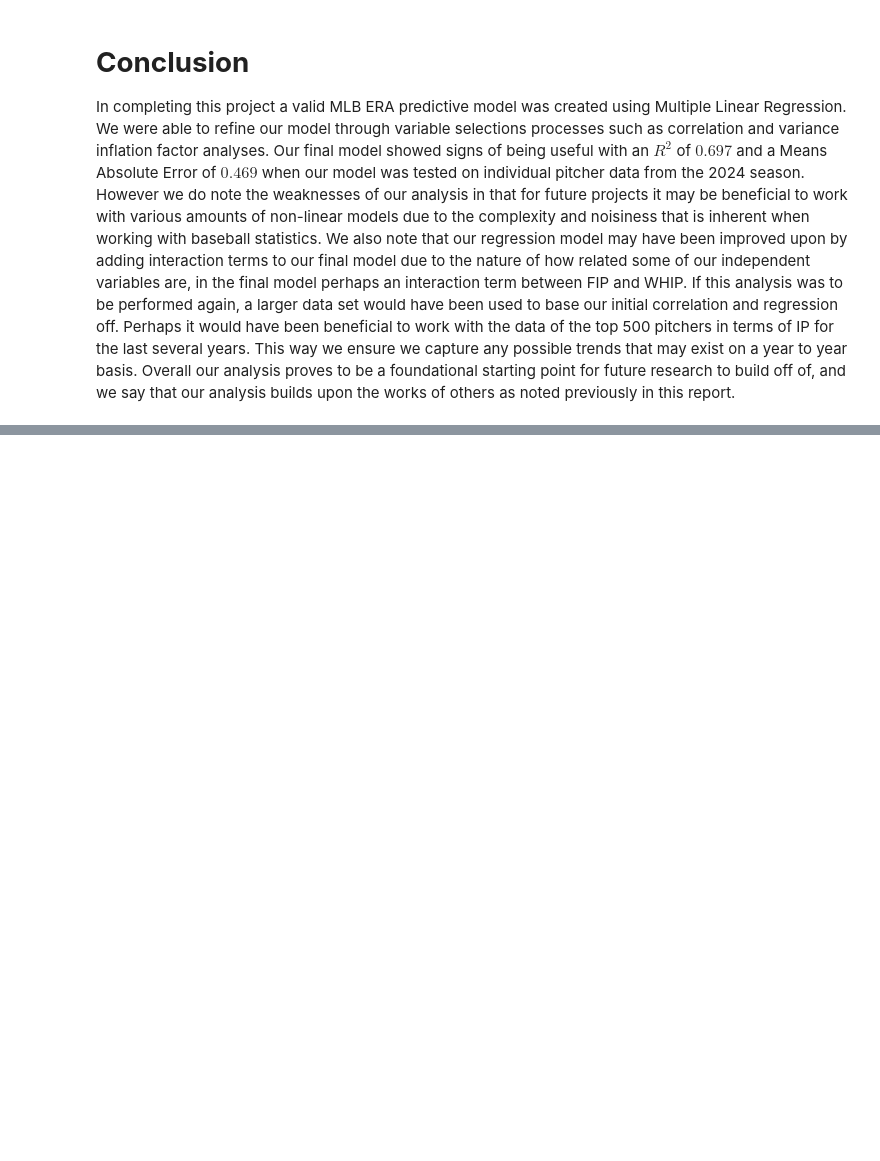
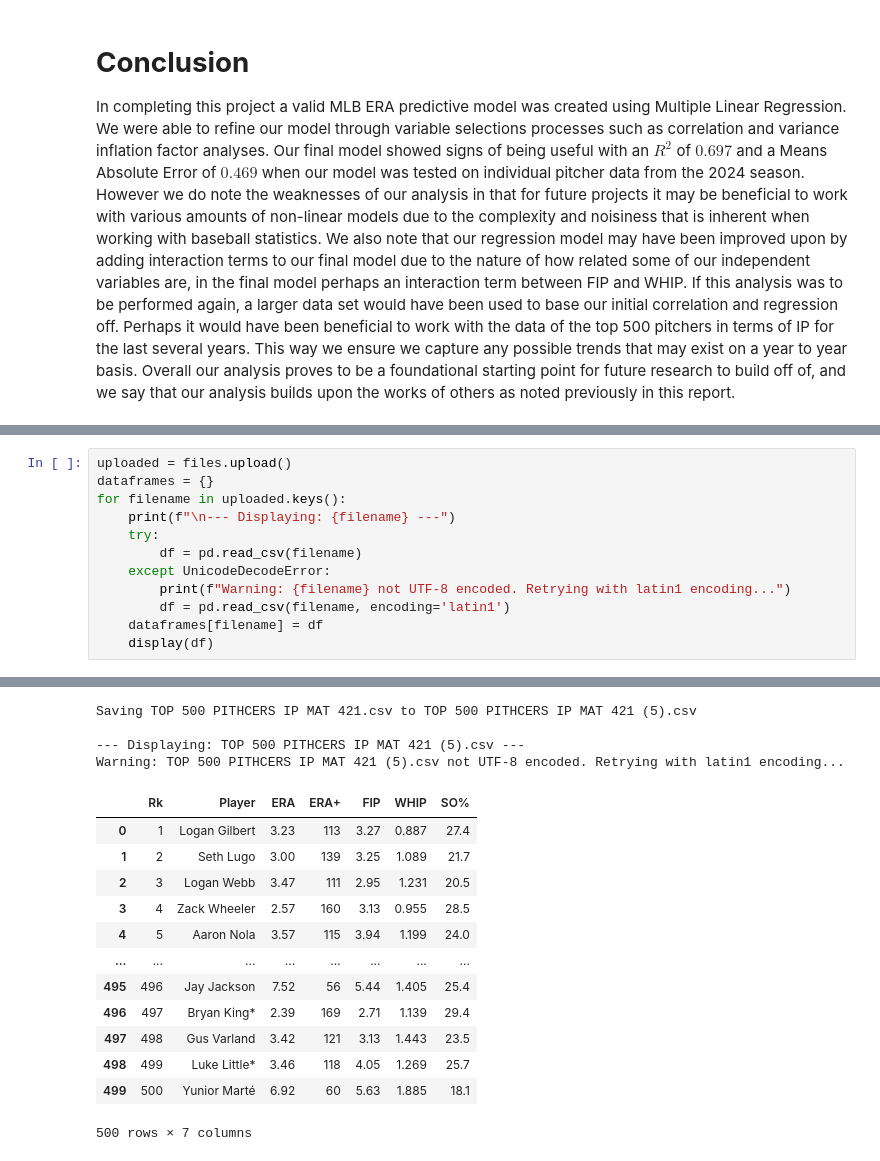
Before and after one commit to Devscoding/MAT421, a Jupyter notebook: MAT_421_Final_Project.ipynb, the cells around one changed output, grey strips where cells are left out. Saved outputs shown, nothing was run; the diff lists cells and outputs as text; blank space fills up the shorter version.

```diff
--- a/MAT_421_Final_Project.ipynb
+++ b/MAT_421_Final_Project.ipynb
@@ -462,0 +496,13 @@ Turney, Shaun. “Pearson Correlation Coefficient (R): Guide & Examples.” Scri
+# %%
+uploaded = files.upload()
+dataframes = {}
+for filename in uploaded.keys():
+    print(f"\n--- Displaying: {filename} ---")
+    try:
+        df = pd.read_csv(filename)
+    except UnicodeDecodeError:
+        print(f"Warning: {filename} not UTF-8 encoded. Retrying with latin1 encoding...")
+        df = pd.read_csv(filename, encoding='latin1')
+    dataframes[filename] = df
+    display(df)
+# %% [output]
@@ -462,0 +510,17 @@ Turney, Shaun. “Pearson Correlation Coefficient (R): Guide & Examples.” Scri
+Saving TOP 500 PITHCERS IP MAT 421.csv to TOP 500 PITHCERS IP MAT 421 (5).csv
+
+--- Displaying: TOP 500 PITHCERS IP MAT 421 (5).csv ---
+Warning: TOP 500 PITHCERS IP MAT 421 (5).csv not UTF-8 encoded. Retrying with latin1 encoding...
+|  | Rk | Player | ERA | ERA+ | FIP | WHIP | SO% |
+| 0 | 1 | Logan Gilbert | 3.23 | 113 | 3.27 | 0.887 | 27.4 |
+| 1 | 2 | Seth Lugo | 3.00 | 139 | 3.25 | 1.089 | 21.7 |
+| 2 | 3 | Logan Webb | 3.47 | 111 | 2.95 | 1.231 | 20.5 |
+| 3 | 4 | Zack Wheeler | 2.57 | 160 | 3.13 | 0.955 | 28.5 |
+| 4 | 5 | Aaron Nola | 3.57 | 115 | 3.94 | 1.199 | 24.0 |
+| ... | ... | ... | ... | ... | ... | ... | ... |
+| 495 | 496 | Jay Jackson | 7.52 | 56 | 5.44 | 1.405 | 25.4 |
+| 496 | 497 | Bryan King* | 2.39 | 169 | 2.71 | 1.139 | 29.4 |
+| 497 | 498 | Gus Varland | 3.42 | 121 | 3.13 | 1.443 | 23.5 |
+| 498 | 499 | Luke Little* | 3.46 | 118 | 4.05 | 1.269 | 25.7 |
+| 499 | 500 | Yunior Marté | 6.92 | 60 | 5.63 | 1.885 | 18.1 |
+500 rows × 7 columns
```
Also changed, not shown: parts of 4 cells of this notebook.
